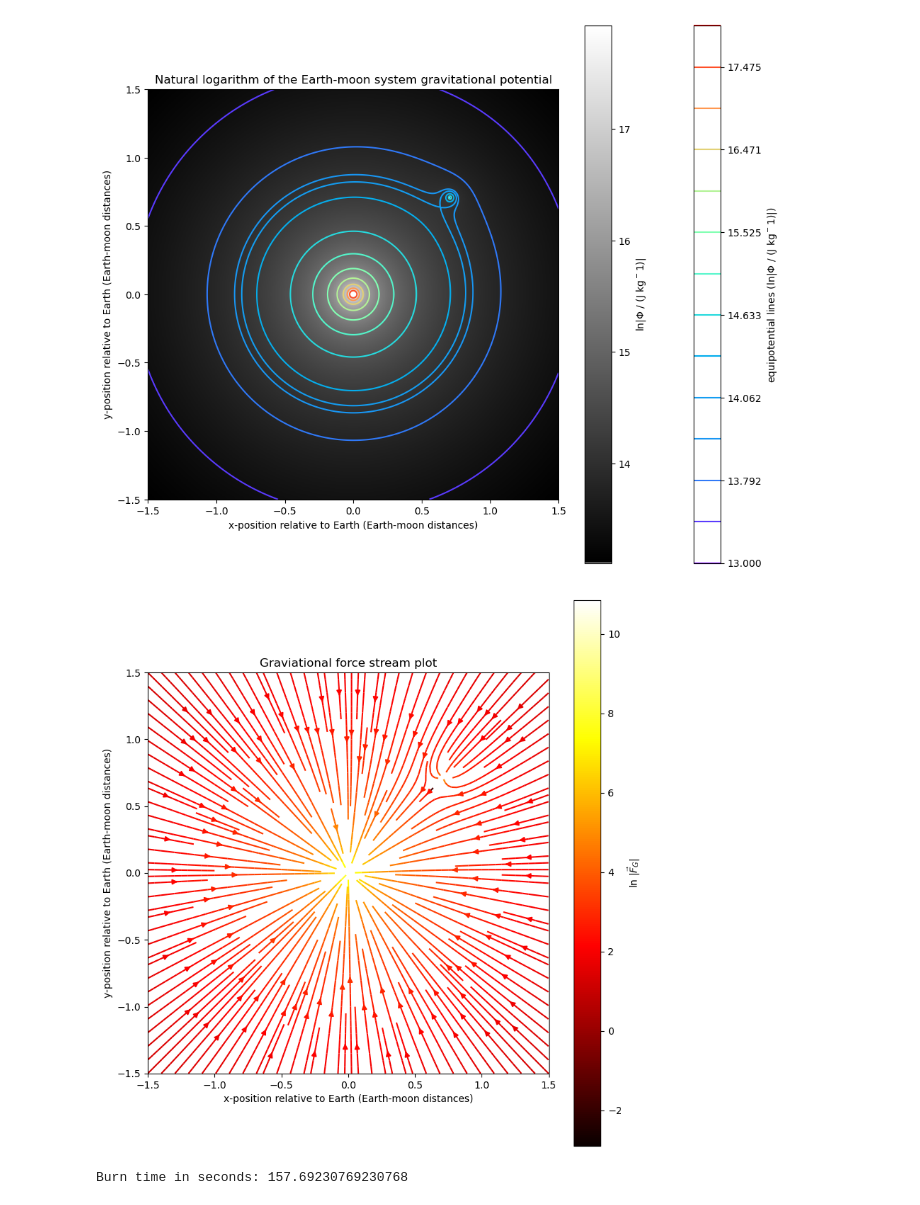
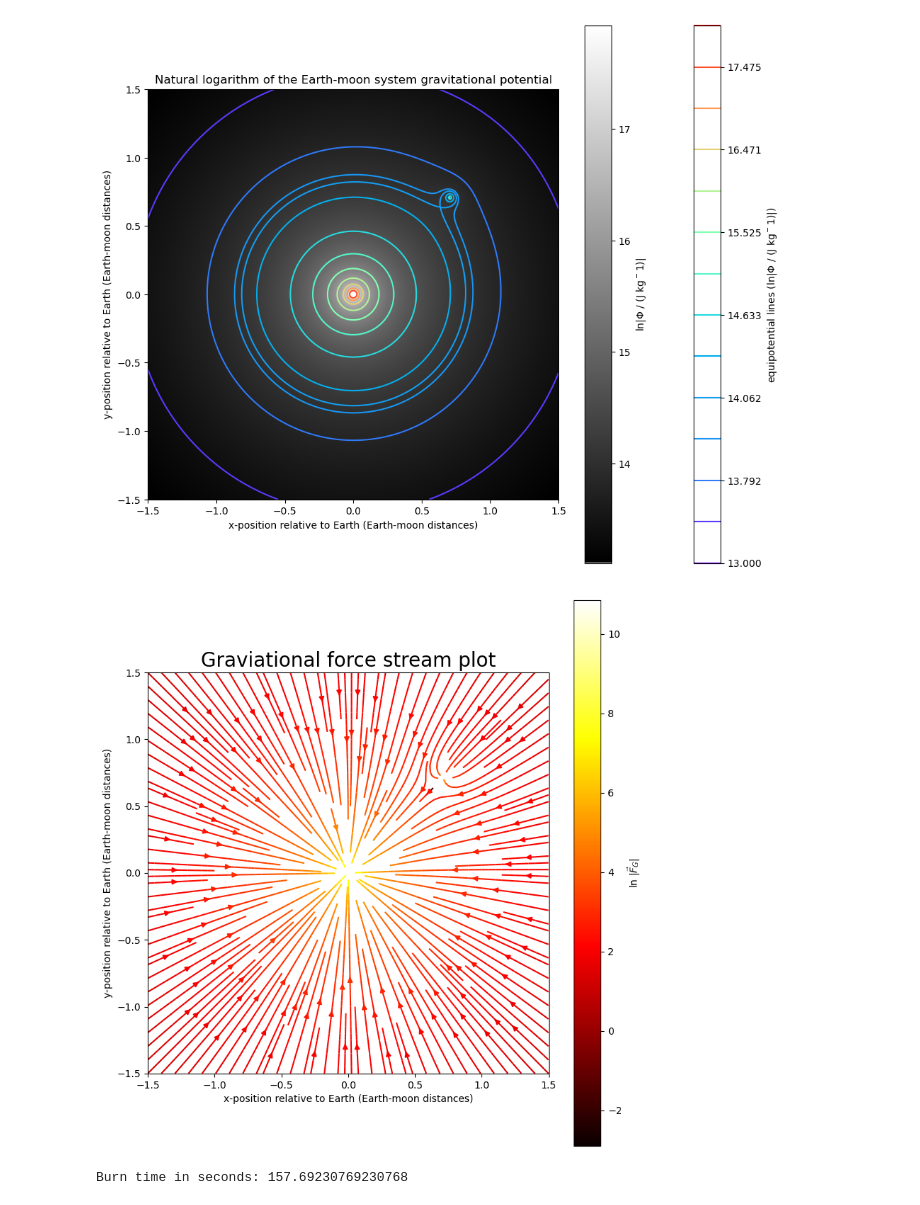
Before and after one commit to MatthewPrem/PHYS265-spring25, a Jupyter notebook: Lab1/Prem-Lab-1.ipynb, the cells around one changed output. Saved outputs shown, nothing was run; the diff lists cells and outputs as text; code cells hidden in the pictures.

```diff
--- a/Lab1/Prem-Lab-1.ipynb
+++ b/Lab1/Prem-Lab-1.ipynb
@@ -78,32 +82,33 @@ fig.tight_layout()
 # %%
 def GravF(M1, m2, x1, y1, x2, y2, R):
     rx = x2-x1
     ry = y2-y1
     r = np.sqrt(rx**2+ry**2)
     rx/=r
     ry/=r
     Coef = -G*M1*m2/r**2
     return np.where(r>R,rx*Coef,np.nan), np.where(r>R,ry*Coef, np.nan)
 
 resolution = 800
 xs, ys = np.meshgrid(np.linspace(-1.5*dEM, 1.5*dEM, resolution),np.linspace(-1.5*dEM, 1.5*dEM, resolution))
 
 FEx, FEy = GravF(mEarth, mCommand, 0,0, xs, ys, rEarth)
 FMx, FMy = GravF(mMoon, mCommand, dEM/np.sqrt(2), dEM/np.sqrt(2), xs, ys, rMoon)
 
 Fx = FEx+FMx
 Fy = FEy+FMy
 
 fig, ax = plt.subplots(1,1, figsize=(8,8))
 stream = ax.streamplot(xs/dEM, ys/dEM, Fx, Fy, density=2, color=np.log(np.hypot(Fx, Fy)), cmap=cm.hot)
 fig.colorbar(stream.lines, label="ln |$\\vec{F}_G$|")
 ax.set_aspect(1)
-ax.set_title("Graviational force stream plot")
+ax.set_title("Graviational force stream plot", fontsize=20)
 ax.set_xlabel("x-position relative to Earth (Earth-moon distances)")
 ax.set_ylabel("y-position relative to Earth (Earth-moon distances)")
 fig.tight_layout()
+#fig.savefig("GravForceStreamPlot.png")
 # %% [output]
-[figure, old version]
+[figure, new version]
 # %%
 m0 = 2.8e6 #kg
 mf = 7.5e5 #kg
```
Also changed, not shown: parts of 5 cells of this notebook, 7 other files.
